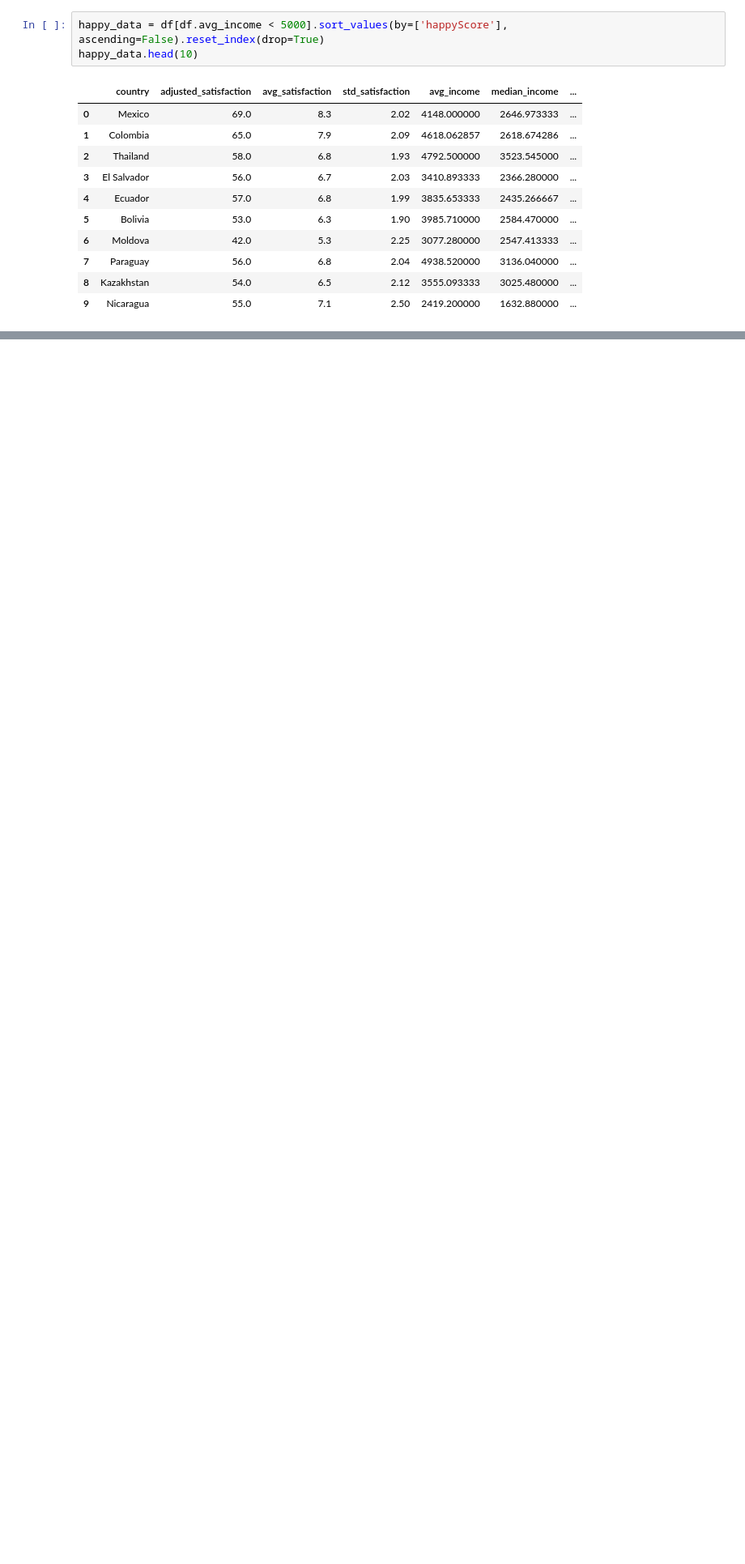
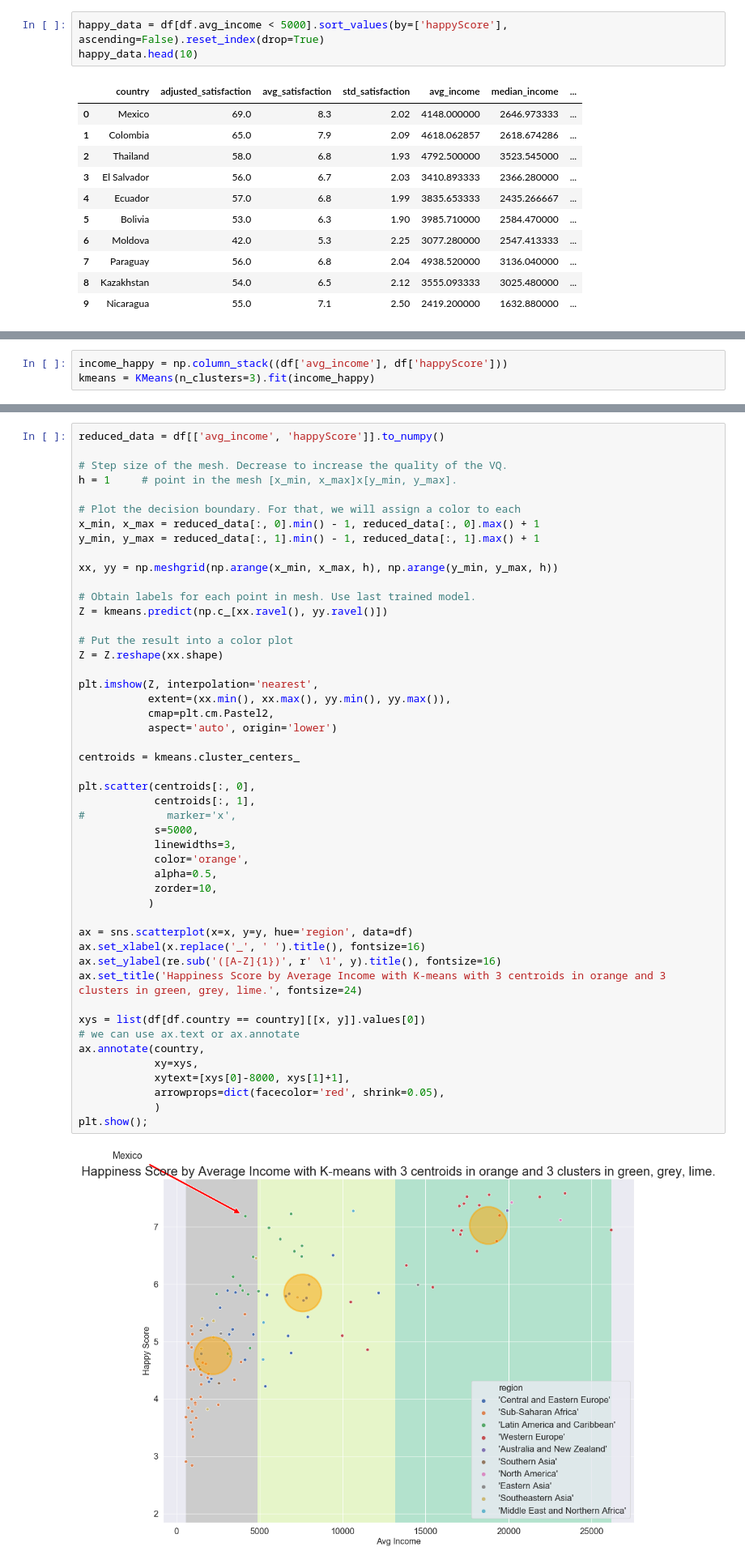
Before and after one commit to louishuynh/coursera-k-means, a Jupyter notebook: happiness plot.ipynb, the cells around one changed output, grey strips where cells are left out. Shown: that part at 81% size. Cells and saved outputs as stored; diff of their text form; blank space fills up the shorter version.

```diff
--- a/happiness plot.ipynb
+++ b/happiness plot.ipynb
@@ -56,0 +74,3 @@ plt.show();
+# %%
+income_happy = np.column_stack((df['avg_income'], df['happyScore']))
+kmeans = KMeans(n_clusters=3).fit(income_happy)
@@ -56,0 +83,50 @@ plt.show();
+# %%
+reduced_data = df[['avg_income', 'happyScore']].to_numpy()
+
+# Step size of the mesh. Decrease to increase the quality of the VQ.
+h = 1     # point in the mesh [x_min, x_max]x[y_min, y_max].
+
+# Plot the decision boundary. For that, we will assign a color to each
+x_min, x_max = reduced_data[:, 0].min() - 1, reduced_data[:, 0].max() + 1
+y_min, y_max = reduced_data[:, 1].min() - 1, reduced_data[:, 1].max() + 1
+
+xx, yy = np.meshgrid(np.arange(x_min, x_max, h), np.arange(y_min, y_max, h))
+
+# Obtain labels for each point in mesh. Use last trained model.
+Z = kmeans.predict(np.c_[xx.ravel(), yy.ravel()])
+
+# Put the result into a color plot
+Z = Z.reshape(xx.shape)
+
+plt.imshow(Z, interpolation='nearest',
+           extent=(xx.min(), xx.max(), yy.min(), yy.max()),
+           cmap=plt.cm.Pastel2,
+           aspect='auto', origin='lower')
+
+centroids = kmeans.cluster_centers_
+
+plt.scatter(centroids[:, 0],
+            centroids[:, 1],
+#             marker='x',
+            s=5000,
+            linewidths=3,
+            color='orange',
+            alpha=0.5,
+            zorder=10,
+           )
+
+ax = sns.scatterplot(x=x, y=y, hue='region', data=df)
+ax.set_xlabel(x.replace('_', ' ').title(), fontsize=16)
+ax.set_ylabel(re.sub('([A-Z]{1})', r' \1', y).title(), fontsize=16)
+ax.set_title('Happiness Score by Average Income with K-means with 3 centroids in orange and 3 clusters in green, grey, lime.', fontsize=24)
+
+xys = list(df[df.country == country][[x, y]].values[0])
+# we can use ax.text or ax.annotate
+ax.annotate(country,
+            xy=xys,
+            xytext=[xys[0]-8000, xys[1]+1],
+            arrowprops=dict(facecolor='red', shrink=0.05),
+            )
+plt.show();
+# %% [output]
+[figure, added]
```
Also changed, not shown: parts of 7 cells of this notebook.
